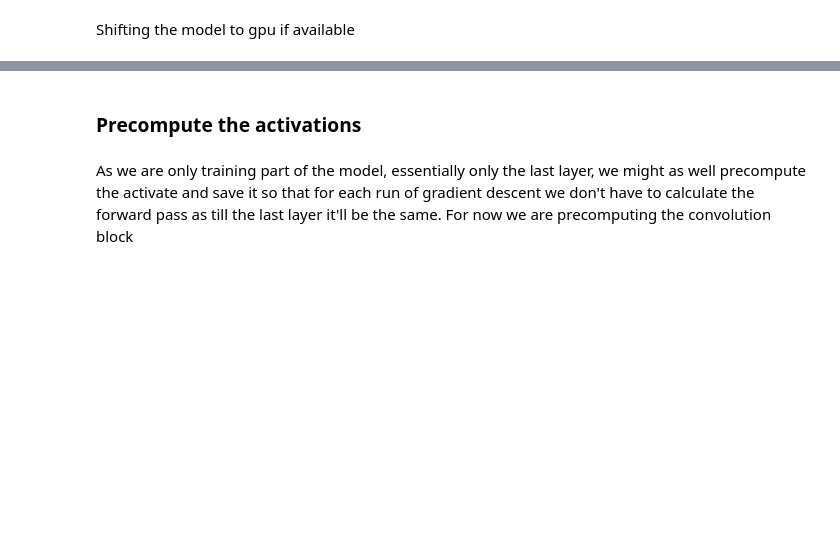
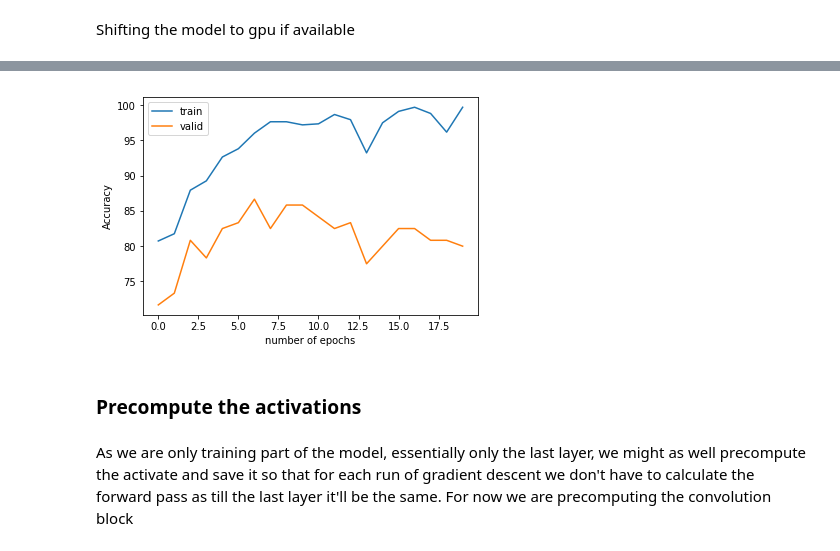
Before and after one commit to shik3519/DL-Xray, a Jupyter notebook: x-ray-transfer-learning.ipynb, the cells around one changed output, grey strips where cells are left out. Saved outputs shown, nothing was run; the diff lists cells and outputs as text; code cells hidden in the pictures; blank space fills up the shorter version.

```diff
--- a/x-ray-transfer-learning.ipynb
+++ b/x-ray-transfer-learning.ipynb
@@ -124,0 +80,5 @@ use_gpu = torch.cuda.is_available()
+# %%
+#for validation
+valdir ='data/montgomery_china_resized/valid/'
+valid = dataset.ImageFolder(valdir, transform_valid)
+valid_loader = torch.utils.data.DataLoader(valid, batch_size=batch_size, shuffle=False, num_workers=6)
@@ -186 +167,10 @@ Sequential(
+# %%
+model_vgg.classifier = nn.Sequential(
+            nn.Linear(25088, 4096),
+            nn.ReLU(True),
+            nn.Dropout(),
+            nn.Linear(4096, 4096),
+            nn.ReLU(True),
+            nn.Dropout(),
+            nn.Linear(4096, 2))
 # %%
@@ -192,2 +187,0 @@ Let's make this output features as 2
-# %%
-model_vgg.classifier[6].out_features = 2
@@ -207,0 +223,5 @@ if use_gpu:
+# %%
+criterion = nn.CrossEntropyLoss()
+lr_start = 0.001
+optimizer = torch.optim.Adam(model_vgg.classifier.parameters(),lr = lr_start,weight_decay=1e-2)
+num_epochs = 20
@@ -207,0 +326,9 @@ if use_gpu:
+# %%
+plt.plot(train_accuracy_tracker, label = 'train')
+plt.plot(val_accuracy_tracker, label = 'valid')
+plt.legend(loc = 'upper left')
+plt.xlabel("number of epochs")
+plt.ylabel("Accuracy")
+plt.show()
+# %% [output]
+[figure, added]
```
Also changed, not shown: parts of 44 cells of this notebook.
